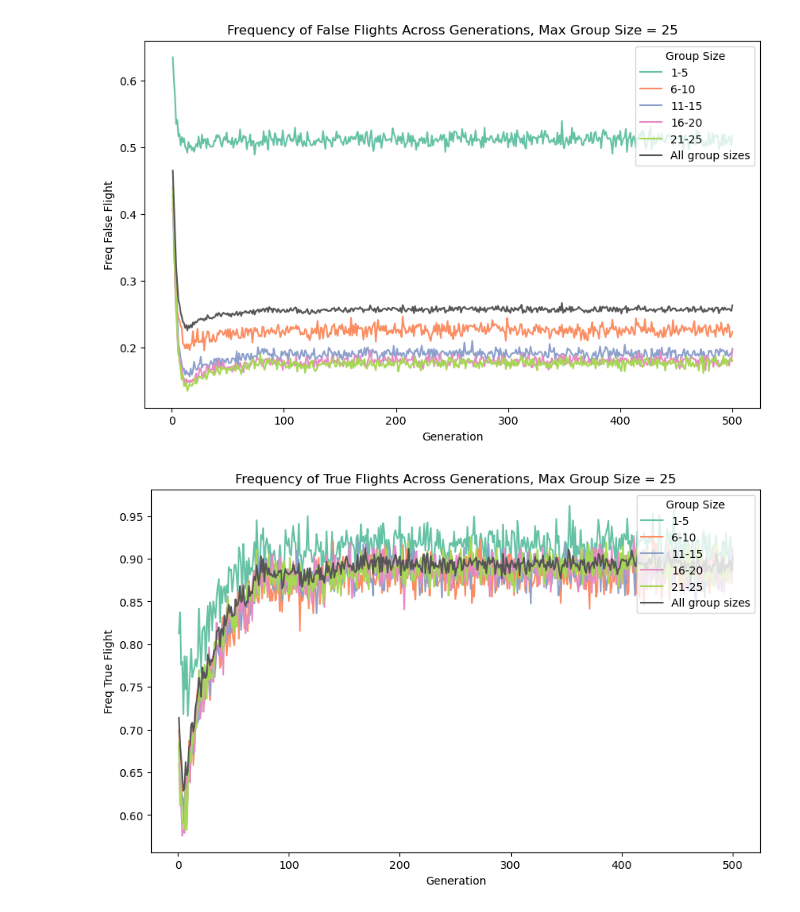
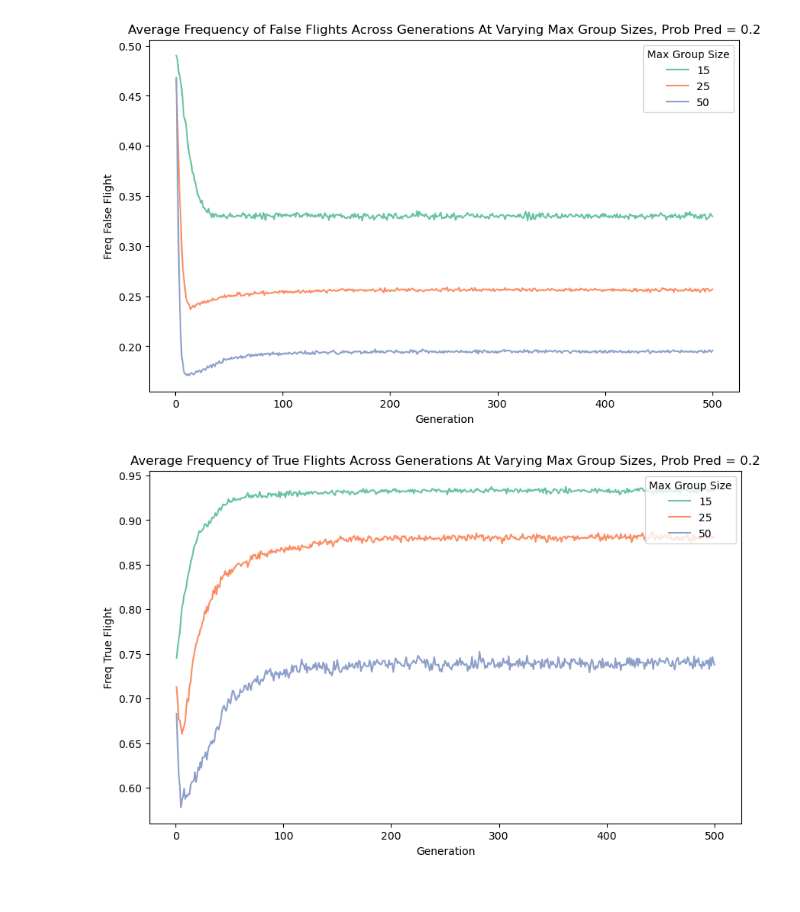
Before and after one commit to vivian-m-li/si_evolution, a Jupyter notebook: analyze.ipynb, the cells around one changed output. Saved outputs shown, nothing was run; the diff lists cells and outputs as text; code cells hidden in the pictures.

Commit message:
plot avg flight across group size/prob pred

```diff
--- a/analyze.ipynb
+++ b/analyze.ipynb
@@ -6,23 +6,24 @@ from analyze import mult_sim_analysis
 from constants import out_file_path
 from si_types import OutputParameters
 # %%
-all_params = [
-  OutputParameters(),
+params = [
   OutputParameters(max_group_size=15, group_bin_size=3),
+  OutputParameters(max_group_size=25, group_bin_size=5),
   OutputParameters(max_group_size=50, group_bin_size=10),
-  OutputParameters(max_group_size=50, Ni=500, group_bin_size=10)
 ]
 
-for params in all_params:
-  mult_sim_analysis(
-    out_file_path=out_file_path,
-    params=params,
-    plots=[
-      "flight_freq_by_group_size",
-      # "fitness",
-      # "all_mean_trait_values"
-    ]
-  )
+mult_sim_analysis(
+  out_file_path=out_file_path,
+  all_params=params,
+  plots=[
+    # "flight_freq_by_group_size",
+    # "fitness",
+    # "all_mean_trait_values",
+    # "avg_flight_across_pred",
+    "avg_flight_across_group_size",
+    # "detected_nondetected_pred_deaths"
+  ]
+)
 # %% [output]
-[figure, old version]
+[figure, new version]
-[figure, old version]
+[figure, new version]
```
Also changed, not shown: parts of 1 cell of this notebook, 4 other files.
